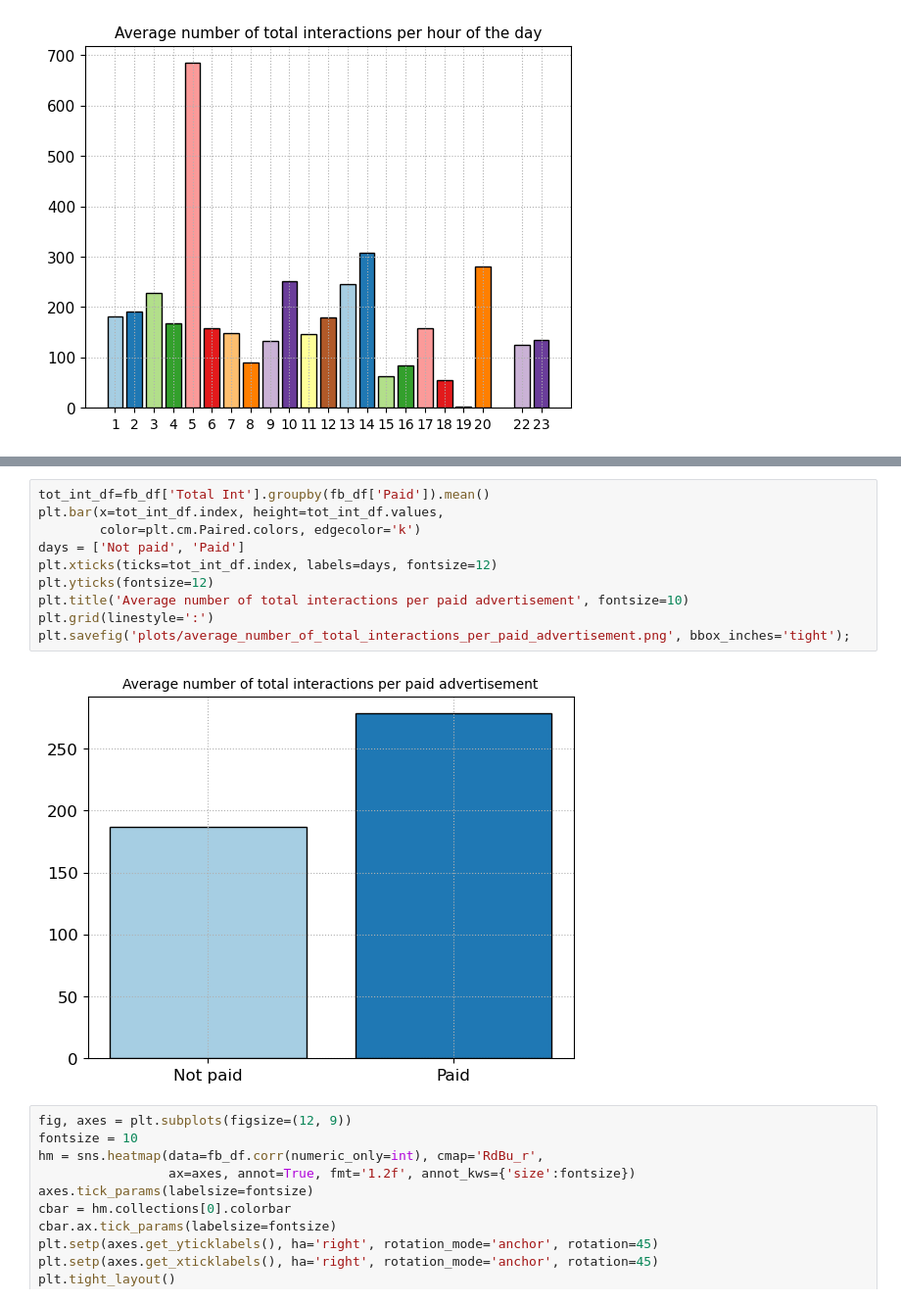
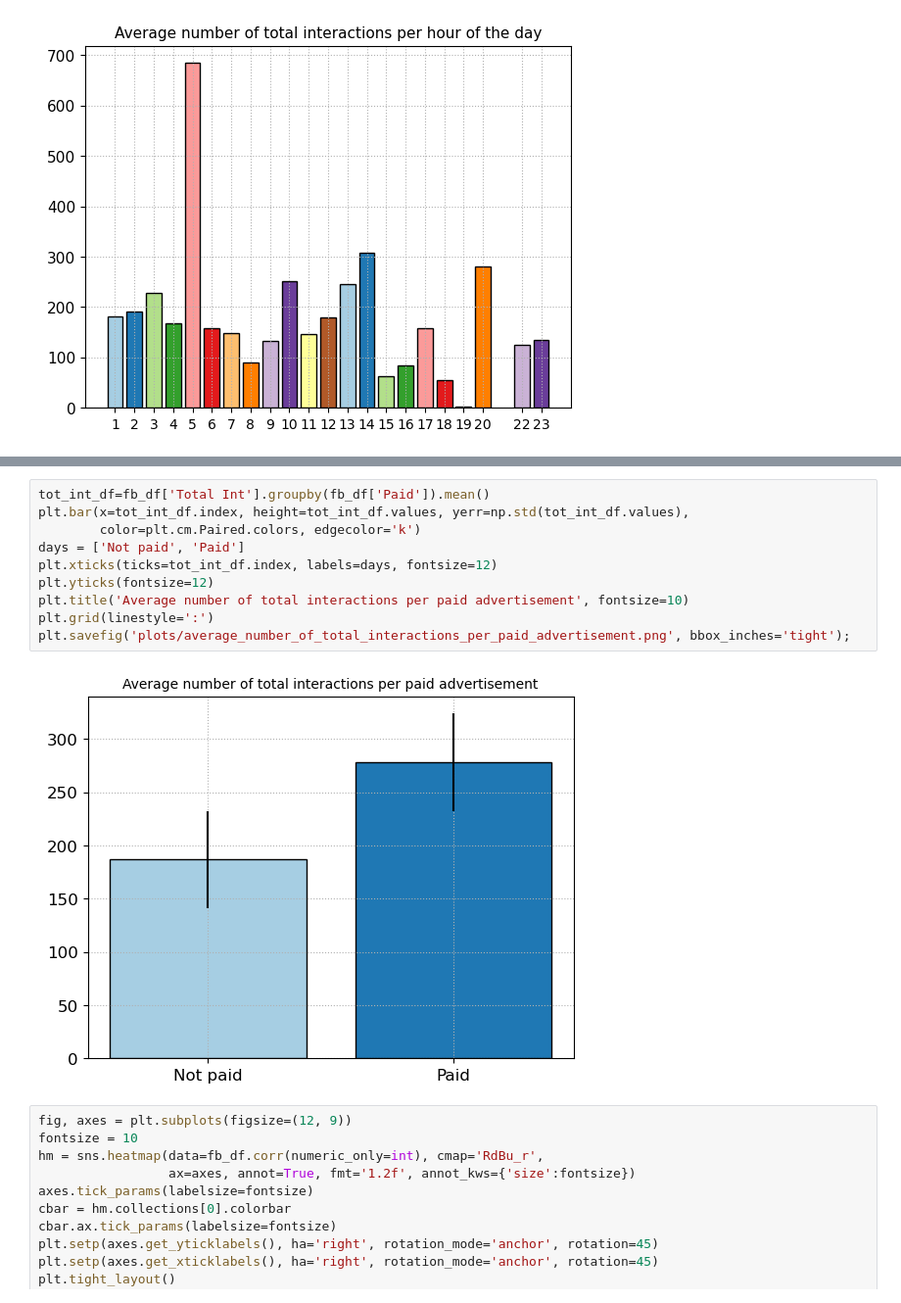
Before and after one commit to capac/facebook-metrics-data-set, a Jupyter notebook: fb_metrics.ipynb, the cells around one changed output, grey strips where cells are left out. Shown at 98% size. Drawn from its saved outputs; the diff is of its cells as text.

Commit message:
Added error bars for plots

```diff
--- a/fb_metrics.ipynb
+++ b/fb_metrics.ipynb
@@ -169,15 +169,15 @@ plt.savefig('plots/average_number_of_total_interactions_per_day_of_week.png', bb
 # %%
 tot_int_df=fb_df['Total Int'].groupby(fb_df['Paid']).mean()
-plt.bar(x=tot_int_df.index, height=tot_int_df.values,
+plt.bar(x=tot_int_df.index, height=tot_int_df.values, yerr=np.std(tot_int_df.values),
         color=plt.cm.Paired.colors, edgecolor='k')
 days = ['Not paid', 'Paid']
 plt.xticks(ticks=tot_int_df.index, labels=days, fontsize=12)
 plt.yticks(fontsize=12)
 plt.title('Average number of total interactions per paid advertisement', fontsize=10)
 plt.grid(linestyle=':')
 plt.savefig('plots/average_number_of_total_interactions_per_paid_advertisement.png', bbox_inches='tight');
 # %% [output]
-[figure, old version]
+[figure, new version]
 # %%
 fig, axes = plt.subplots(figsize=(12, 9))
 fontsize = 10
```
Also changed, not shown: parts of 3 cells of this notebook, 3 other files.
